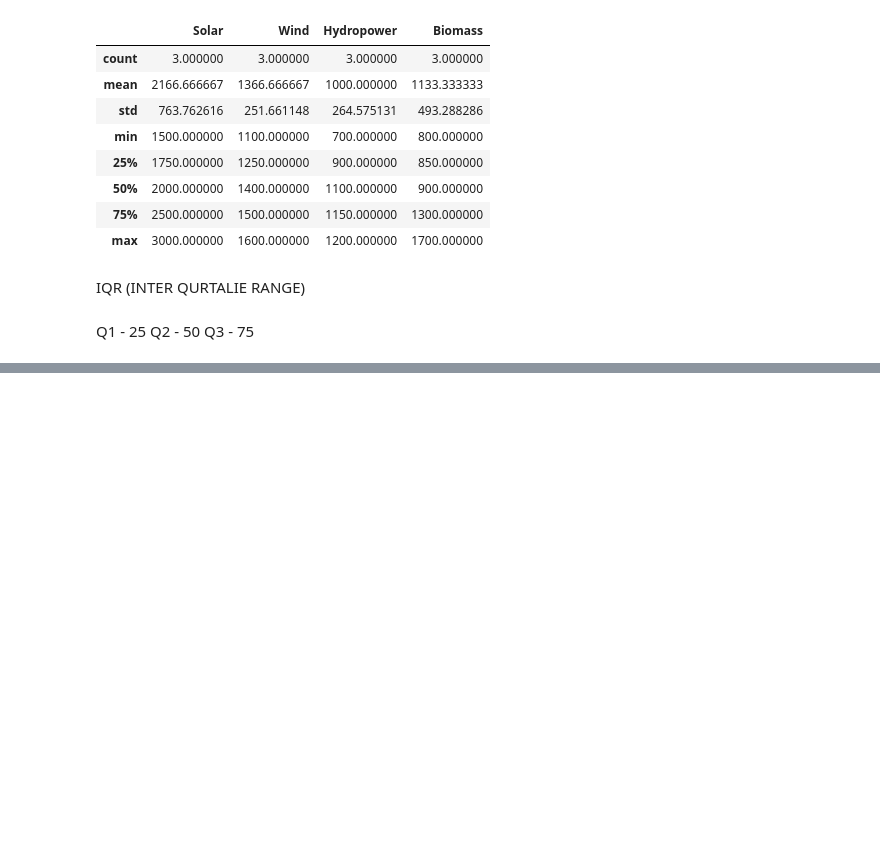
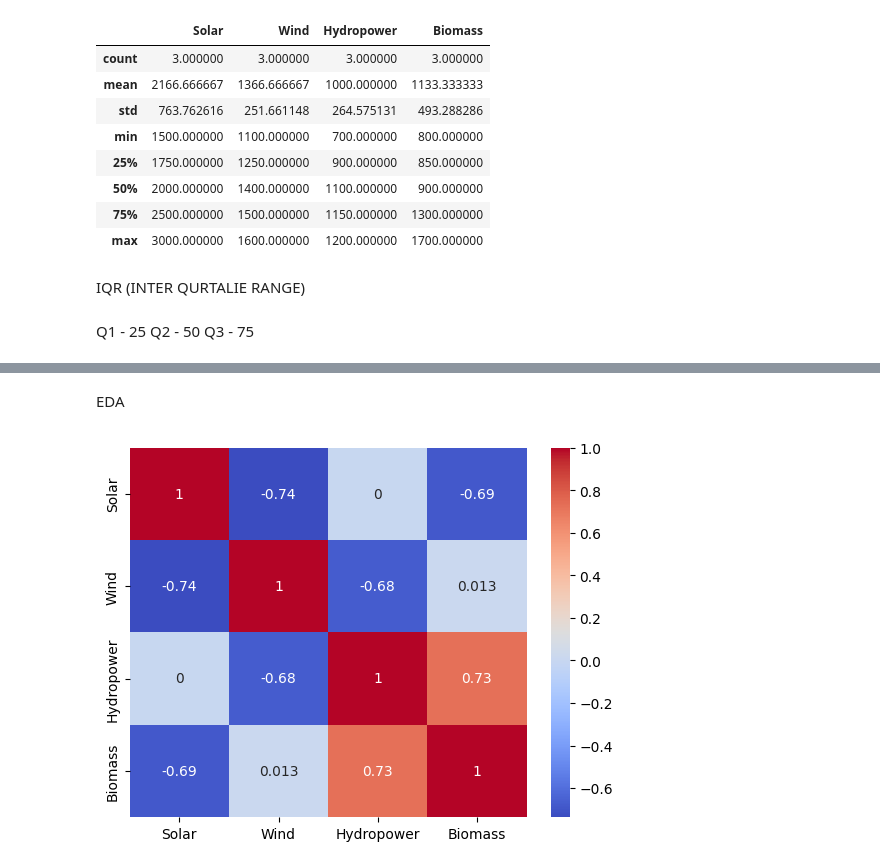
Before and after one commit to tanmay023/GREEN-SKILL-AND-AI, a Jupyter notebook: day4_shell_india.ipynb, the cells around one changed output, grey strips where cells are left out. Saved outputs shown, nothing was run; the diff lists cells and outputs as text; code cells hidden in the pictures; blank space fills up the shorter version.

```diff
--- a/day4_shell_india.ipynb
+++ b/day4_shell_india.ipynb
@@ -121,0 +171,8 @@ Q3 - 75
+# %% [markdown]
+EDA
+# %%
+correlation_matrix = df.corr()
+sns.heatmap(correlation_matrix,annot=True,cmap='coolwarm')
+plt.show()
+# %% [output]
+[figure, added]
```
Also changed, not shown: parts of 9 cells of this notebook.
